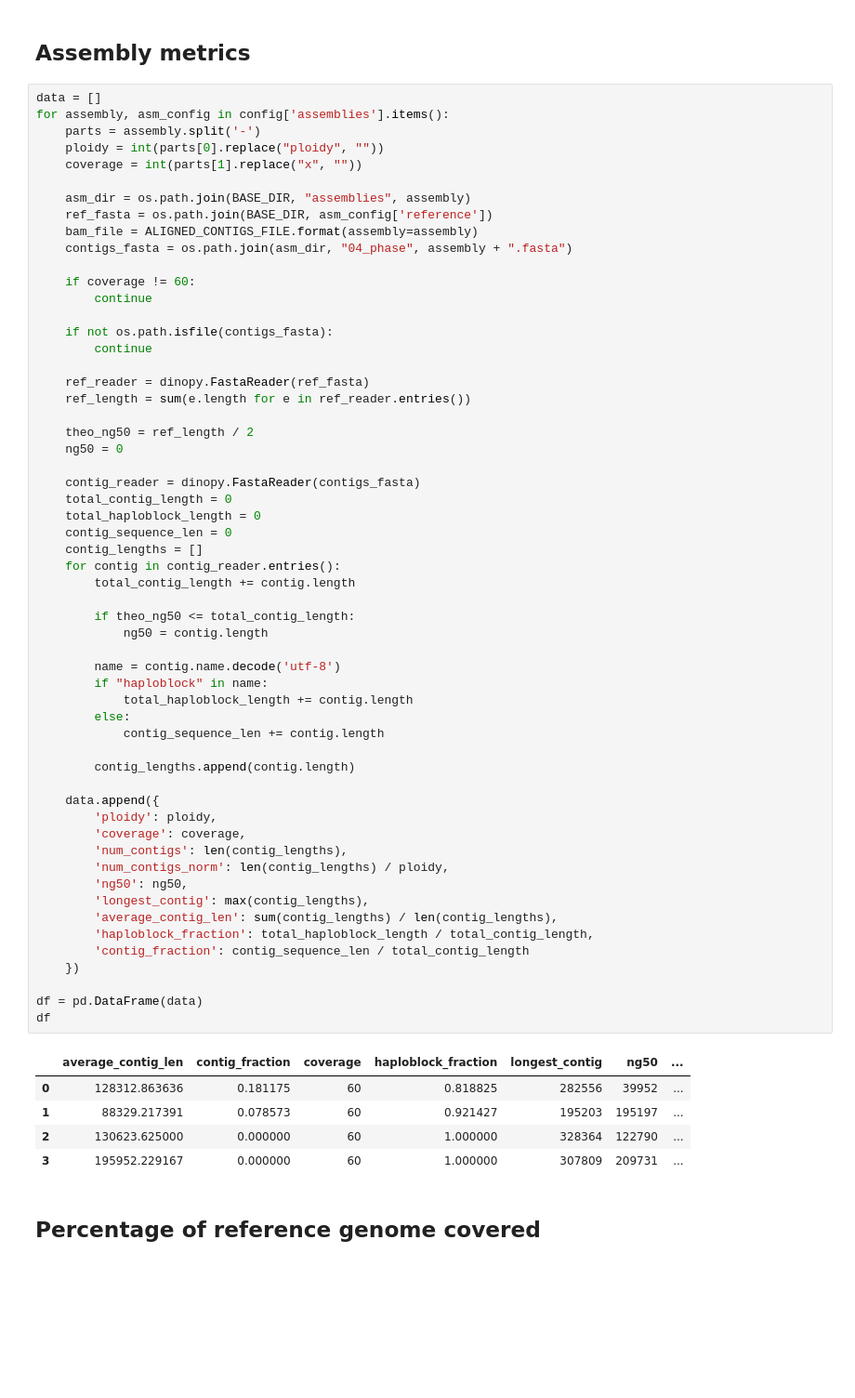
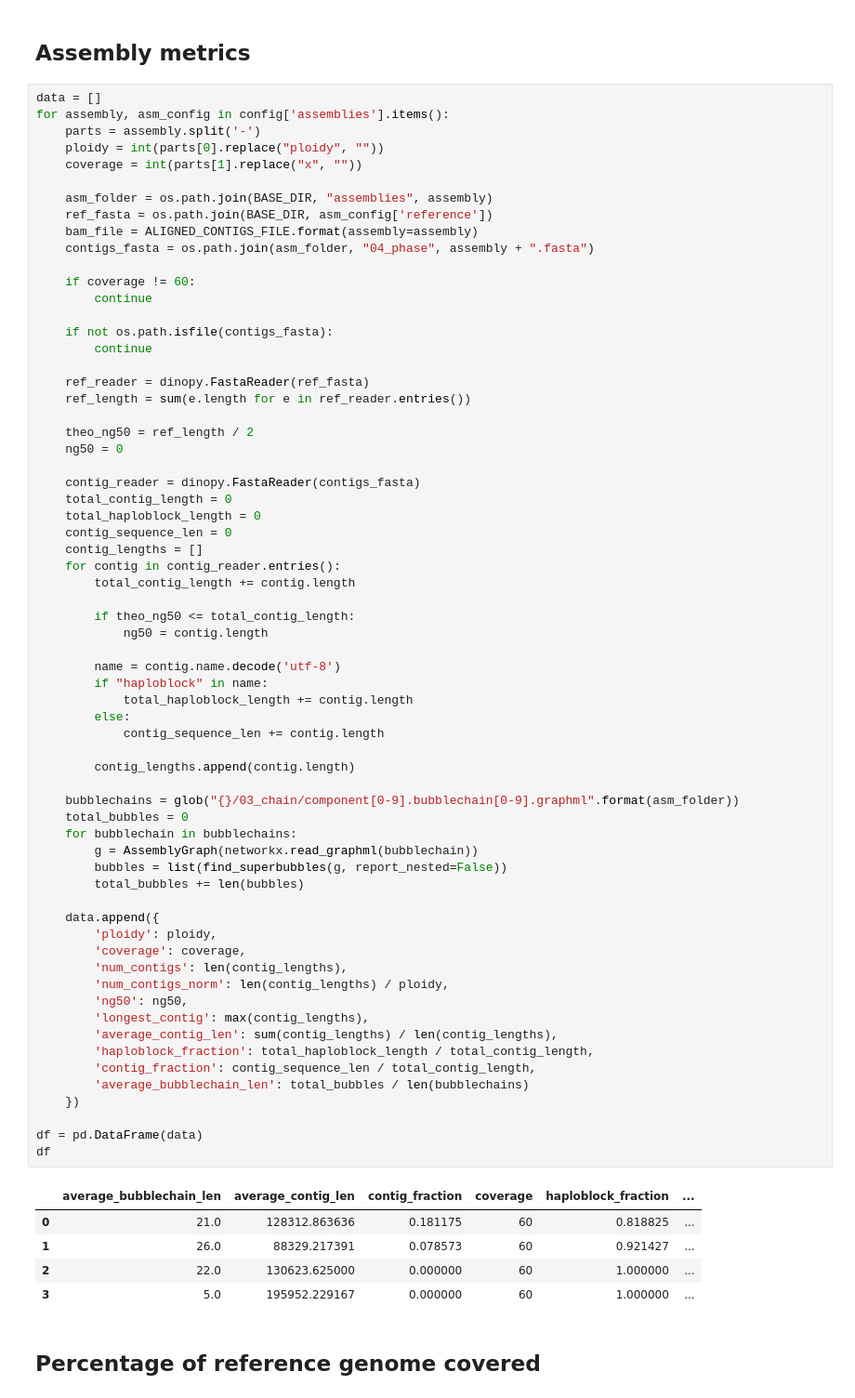
Before and after one commit to AbeelLab/phasm-benchmarks, a Jupyter notebook: analysis/Assembly Statistics.ipynb, the cells around one changed output. Shown at 93% size. Saved outputs shown, nothing was run; the diff lists cells and outputs as text; blank space fills up the shorter version.

```diff
--- a/analysis/Assembly Statistics.ipynb
+++ b/analysis/Assembly Statistics.ipynb
@@ -78,10 +78,10 @@ for assembly, asm_config in config['assemblies'].items():
     ploidy = int(parts[0].replace("ploidy", ""))
     coverage = int(parts[1].replace("x", ""))
 
-    asm_dir = os.path.join(BASE_DIR, "assemblies", assembly)
+    asm_folder = os.path.join(BASE_DIR, "assemblies", assembly)
     ref_fasta = os.path.join(BASE_DIR, asm_config['reference'])
     bam_file = ALIGNED_CONTIGS_FILE.format(assembly=assembly)
-    contigs_fasta = os.path.join(asm_dir, "04_phase", assembly + ".fasta")
+    contigs_fasta = os.path.join(asm_folder, "04_phase", assembly + ".fasta")
 
     if coverage != 60:
         continue
@@ -101,39 +101,47 @@ for assembly, asm_config in config['assemblies'].items():
     contig_sequence_len = 0
     contig_lengths = []
     for contig in contig_reader.entries():
         total_contig_length += contig.length
 
         if theo_ng50 <= total_contig_length:
             ng50 = contig.length
 
         name = contig.name.decode('utf-8')
         if "haploblock" in name:
             total_haploblock_length += contig.length
         else:
             contig_sequence_len += contig.length
 
         contig_lengths.append(contig.length)
 
+    bubblechains = glob("{}/03_chain/component[0-9].bubblechain[0-9].graphml".format(asm_folder))
+    total_bubbles = 0
+    for bubblechain in bubblechains:
+        g = AssemblyGraph(networkx.read_graphml(bubblechain))
+        bubbles = list(find_superbubbles(g, report_nested=False))
+        total_bubbles += len(bubbles)
+
     data.append({
         'ploidy': ploidy,
         'coverage': coverage,
         'num_contigs': len(contig_lengths),
         'num_contigs_norm': len(contig_lengths) / ploidy,
         'ng50': ng50,
         'longest_contig': max(contig_lengths),
         'average_contig_len': sum(contig_lengths) / len(contig_lengths),
         'haploblock_fraction': total_haploblock_length / total_contig_length,
-        'contig_fraction': contig_sequence_len / total_contig_length
+        'contig_fraction': contig_sequence_len / total_contig_length,
+        'average_bubblechain_len': total_bubbles / len(bubblechains)
     })
 
 df = pd.DataFrame(data)
 df
 # %% [output]
-|  | average_contig_len | contig_fraction | coverage | haploblock_fraction | longest_contig | ng50 | ... |
-| 0 | 128312.863636 | 0.181175 | 60 | 0.818825 | 282556 | 39952 | ... |
-| 1 | 88329.217391 | 0.078573 | 60 | 0.921427 | 195203 | 195197 | ... |
-| 2 | 130623.625000 | 0.000000 | 60 | 1.000000 | 328364 | 122790 | ... |
-| 3 | 195952.229167 | 0.000000 | 60 | 1.000000 | 307809 | 209731 | ... |
+|  | average_bubblechain_len | average_contig_len | contig_fraction | coverage | haploblock_fraction | ... |
+| 0 | 21.0 | 128312.863636 | 0.181175 | 60 | 0.818825 | ... |
+| 1 | 26.0 | 88329.217391 | 0.078573 | 60 | 0.921427 | ... |
+| 2 | 22.0 | 130623.625000 | 0.000000 | 60 | 1.000000 | ... |
+| 3 | 5.0 | 195952.229167 | 0.000000 | 60 | 1.000000 | ... |
 # %% [markdown]
 ## Percentage of reference genome covered
 # %%
```
Also changed, not shown: parts of 1 cell of this notebook, 4 other files.
